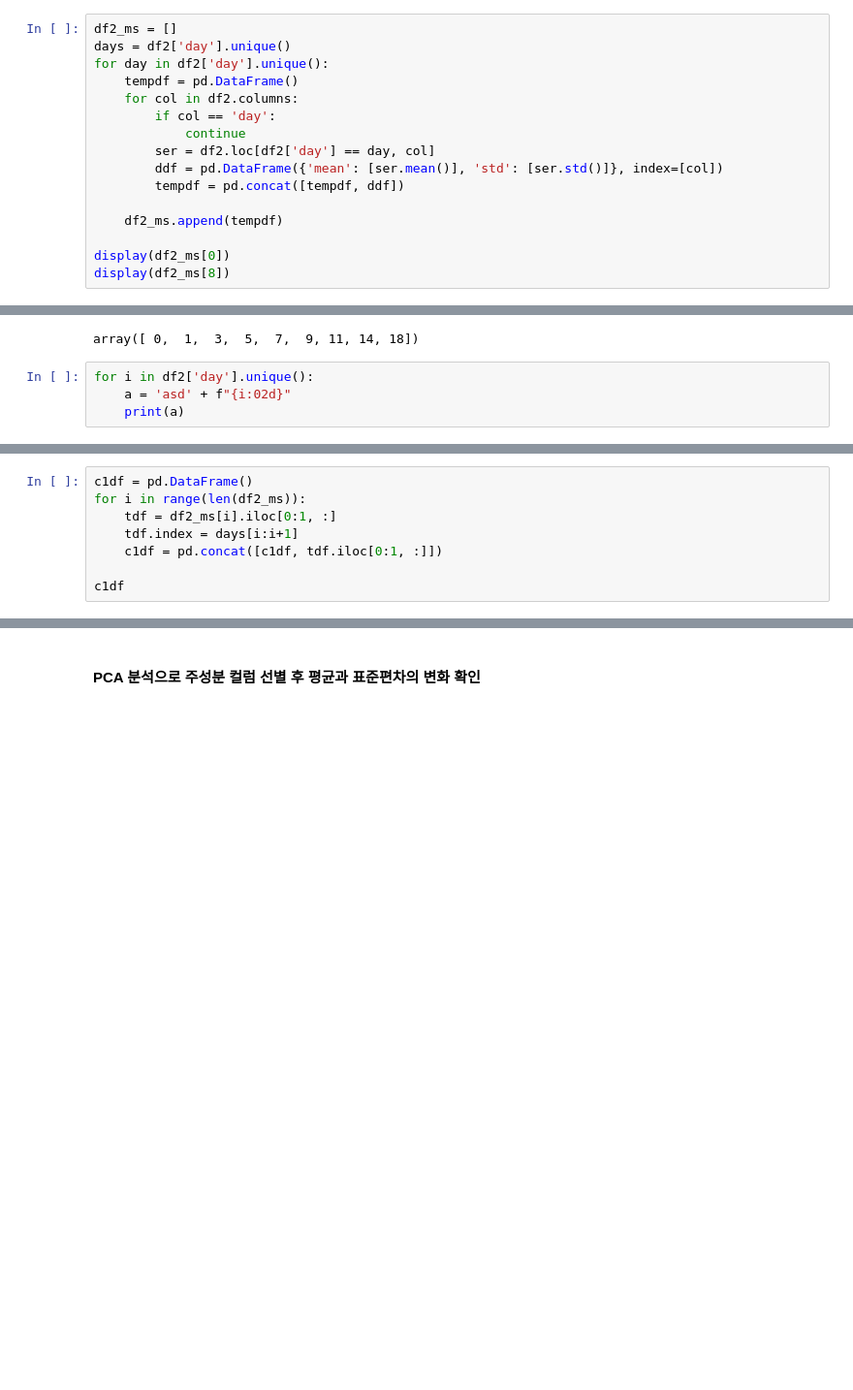
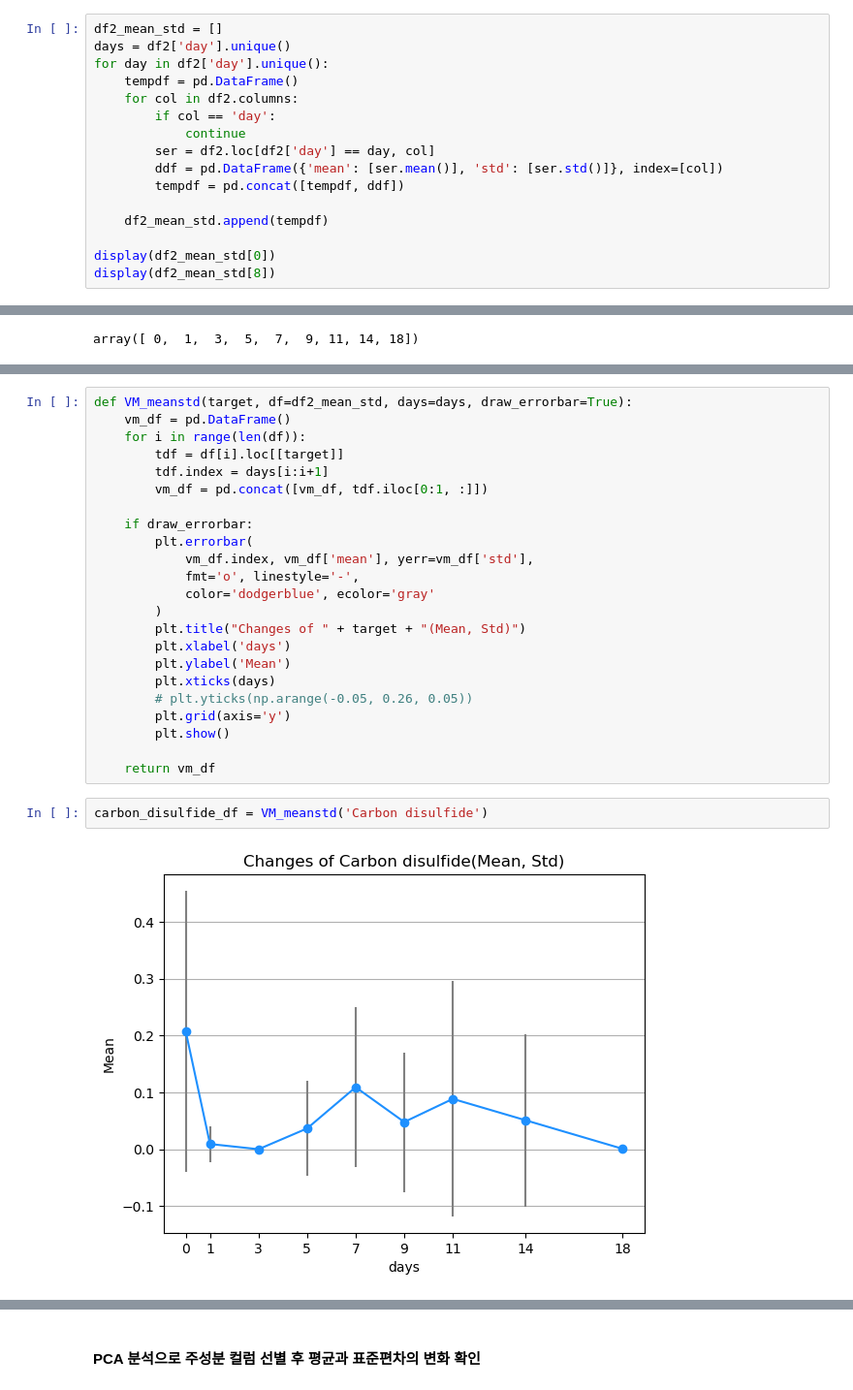
Before and after one commit to cosmos17/2025_STLab, a Jupyter notebook: Flavor/01_Volatile.ipynb, the cells around one changed output, grey strips where cells are left out. Shown: that part at 97% size. Saved outputs shown, nothing was run; the diff lists cells and outputs as text; blank space fills up the shorter version.

```diff
--- a/Flavor/01_Volatile.ipynb
+++ b/Flavor/01_Volatile.ipynb
@@ -265,7 +261,7 @@ day
 18    30
 Name: count, dtype: int64
 # %%
-df2_ms = []
+df2_mean_std = []
 days = df2['day'].unique()
 for day in df2['day'].unique():
     tempdf = pd.DataFrame()
@@ -276,10 +272,10 @@ for day in df2['day'].unique():
         ddf = pd.DataFrame({'mean': [ser.mean()], 'std': [ser.std()]}, index=[col])
         tempdf = pd.concat([tempdf, ddf])
 
-    df2_ms.append(tempdf)
+    df2_mean_std.append(tempdf)
 
-display(df2_ms[0])
-display(df2_ms[8])
+display(df2_mean_std[0])
+display(df2_mean_std[8])
 # %% [output]
 |  | mean | std |
 | Carbon disulfide | 0.207648 | 0.246795 |
@@ -311,7 +307,3 @@ display(df2_ms[8])
 df2['day'].unique()
 # %% [output]
 array([ 0,  1,  3,  5,  7,  9, 11, 14, 18])
-# %%
-for i in df2['day'].unique():
-    a = 'asd' + f"{i:02d}"
-    print(a)
@@ -328,8 +309,0 @@ asd18
-# %%
-c1df = pd.DataFrame()
-for i in range(len(df2_ms)):
-    tdf = df2_ms[i].iloc[0:1, :]
-    tdf.index = days[i:i+1]
-    c1df = pd.concat([c1df, tdf.iloc[0:1, :]])
-
-c1df
@@ -361,0 +319,27 @@ plt.show()
+# %%
+def VM_meanstd(target, df=df2_mean_std, days=days, draw_errorbar=True):
+    vm_df = pd.DataFrame()
+    for i in range(len(df)):
+        tdf = df[i].loc[[target]]
+        tdf.index = days[i:i+1]
+        vm_df = pd.concat([vm_df, tdf.iloc[0:1, :]])
+
+    if draw_errorbar:
+        plt.errorbar(
+            vm_df.index, vm_df['mean'], yerr=vm_df['std'],
+            fmt='o', linestyle='-',
+            color='dodgerblue', ecolor='gray'
+        )
+        plt.title("Changes of " + target + "(Mean, Std)")
+        plt.xlabel('days')
+        plt.ylabel('Mean')
+        plt.xticks(days)
+        # plt.yticks(np.arange(-0.05, 0.26, 0.05))
+        plt.grid(axis='y')
+        plt.show()
+
+    return vm_df
+# %%
+carbon_disulfide_df = VM_meanstd('Carbon disulfide')
+# %% [output]
+[figure, added]
```
Also changed, not shown: parts of 24 cells of this notebook, 2 other files.
